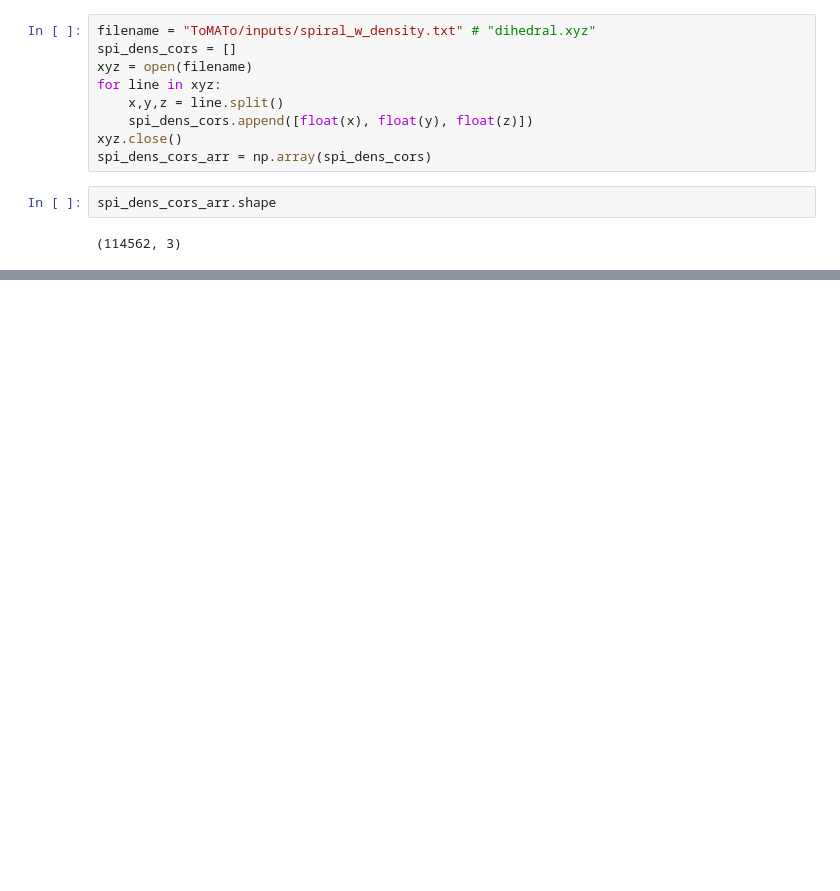
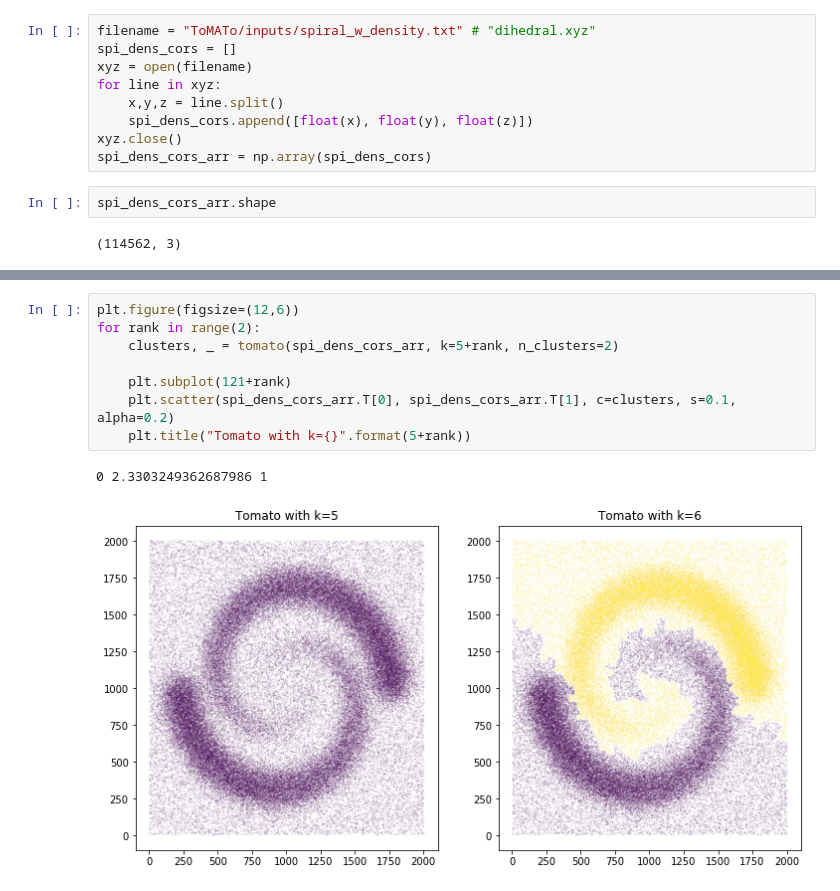
Before and after one commit to bricerauby/Protein_conformation_analysis, a Jupyter notebook: tomato_implementation.ipynb, the cells around one changed output, grey strips where cells are left out. Cells and saved outputs as stored; diff of their text form; blank space fills up the shorter version.

```diff
--- a/tomato_implementation.ipynb
+++ b/tomato_implementation.ipynb
@@ -77,0 +77,11 @@ plt.show()
+# %%
+plt.figure(figsize=(12,6))
+for rank in range(2):
+    clusters, _ = tomato(spi_dens_cors_arr, k=5+rank, n_clusters=2)
+
+    plt.subplot(121+rank)
+    plt.scatter(spi_dens_cors_arr.T[0], spi_dens_cors_arr.T[1], c=clusters, s=0.1, alpha=0.2)
+    plt.title("Tomato with k={}".format(5+rank))
+# %% [output]
+0 2.3303249362687986 1
+[figure, added]
```
Also changed, not shown: parts of 22 cells of this notebook.
